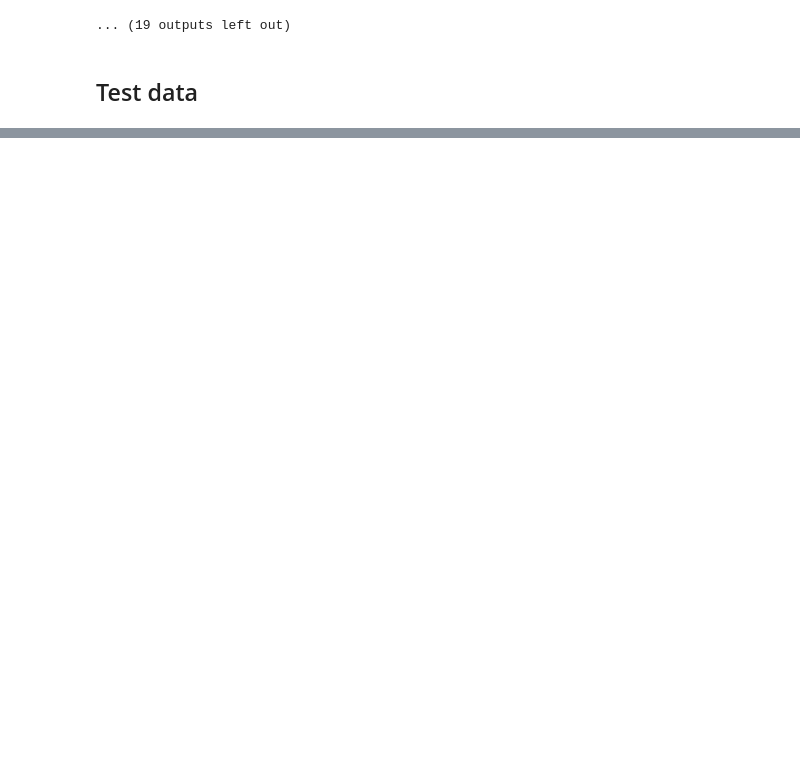
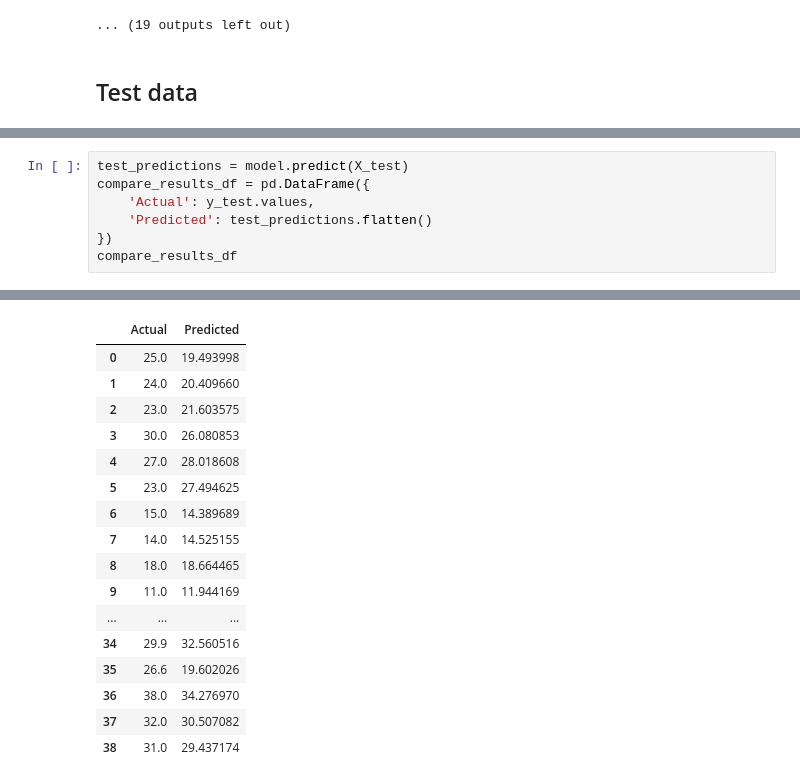
Before and after one commit to IvonLuiz/auto-mpg-prediction, a Jupyter notebook: predicting_fuel_consumption.ipynb, the cells around one changed output, grey strips where cells are left out. Drawn from its saved outputs; the diff is of its cells as text; blank space fills up the shorter version.

```diff
--- a/predicting_fuel_consumption.ipynb
+++ b/predicting_fuel_consumption.ipynb
@@ -451,0 +543,8 @@ Mean Absolute Error: 2.9537
+# %%
+test_predictions = model.predict(X_test)
+compare_results_df = pd.DataFrame({
+    'Actual': y_test.values,
+    'Predicted': test_predictions.flatten()
+})
+compare_results_df
+# %% [output]
@@ -451,0 +552,17 @@ Mean Absolute Error: 2.9537
+|  | Actual | Predicted |
+| 0 | 25.0 | 19.493998 |
+| 1 | 24.0 | 20.409660 |
+| 2 | 23.0 | 21.603575 |
+| 3 | 30.0 | 26.080853 |
+| 4 | 27.0 | 28.018608 |
+| 5 | 23.0 | 27.494625 |
+| 6 | 15.0 | 14.389689 |
+| 7 | 14.0 | 14.525155 |
+| 8 | 18.0 | 18.664465 |
+| 9 | 11.0 | 11.944169 |
+| ... | ... | ... |
+| 34 | 29.9 | 32.560516 |
+| 35 | 26.6 | 19.602026 |
+| 36 | 38.0 | 34.276970 |
+| 37 | 32.0 | 30.507082 |
+| 38 | 31.0 | 29.437174 |
```
Also changed, not shown: parts of 19 cells of this notebook.
